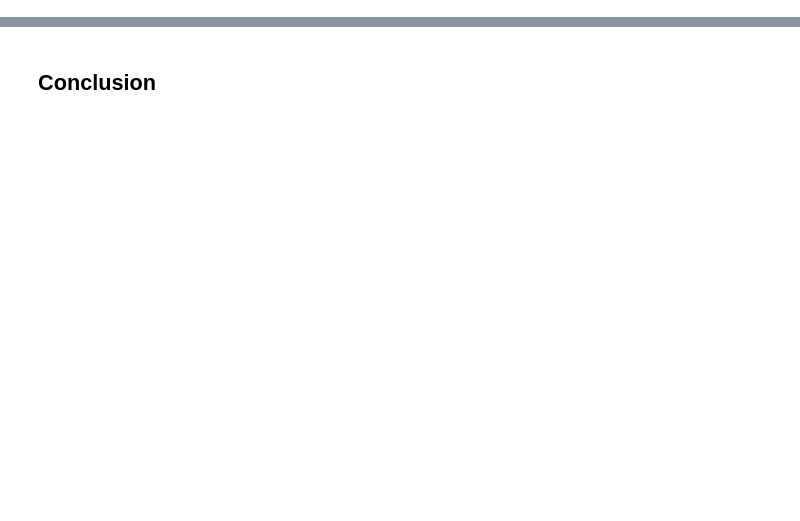
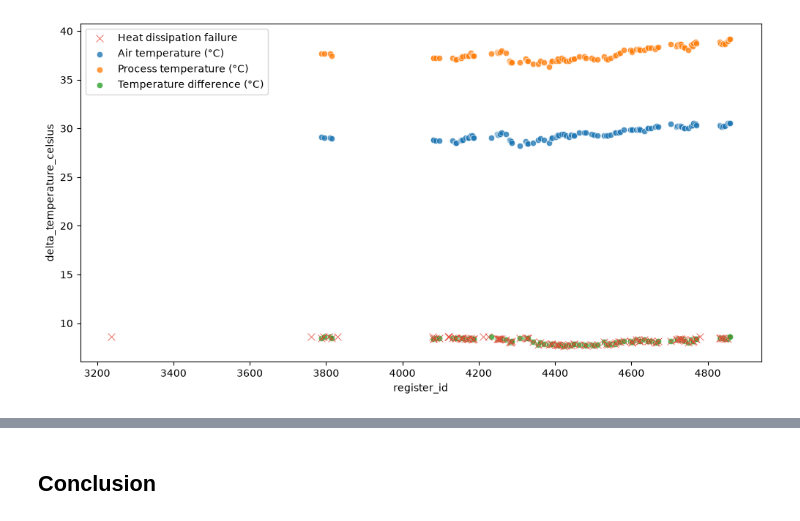
Before and after one commit to ghperez/milling-pdm, a Jupyter notebook: notebooks/03_process_variables_analysis.ipynb, the cells around one changed output, grey strips where cells are left out. Saved outputs shown, nothing was run; the diff lists cells and outputs as text; code cells hidden in the pictures; blank space fills up the shorter version.

```diff
--- a/notebooks/03_process_variables_analysis.ipynb
+++ b/notebooks/03_process_variables_analysis.ipynb
@@ -11,0 +76,39 @@
+# %%
+# Time-series plot of air_temperature_celsius
+df["delta_temperature_celsius"] = df["process_temperature_celsius"] - df["air_temperature_celsius"]
+df_filtered = df[(df["delta_temperature_celsius"] <= 8.6) & (df["rotational_speed_rpm"] <= 1380)]
+
+plt.figure(figsize=(12, 6))
+
+
+
+sns.scatterplot(x="register_id",
+                y="delta_temperature_celsius",
+                data=df[df["heat_dissipation_failure"] == True],
+                label="Heat dissipation failure",
+                color="#e74c3c",
+                marker="x",
+                s=50,
+                zorder=5)
+
+sns.scatterplot(x="register_id",
+             y="air_temperature_celsius",
+             data=df_filtered,
+             label="Air temperature (°C)",
+             alpha=0.8)
+
+sns.scatterplot(x="register_id",
+             y="process_temperature_celsius",
+             data=df_filtered,
+             label="Process temperature (°C)",
+             alpha=0.8)
+
+sns.scatterplot(x="register_id",
+             y="delta_temperature_celsius",
+             data=df_filtered,
+             label="Temperature difference (°C)",
+             alpha=0.8)
+
+plt.show()
+# %% [output]
+[figure, added]
```
Also changed, not shown: parts of 11 cells of this notebook.
